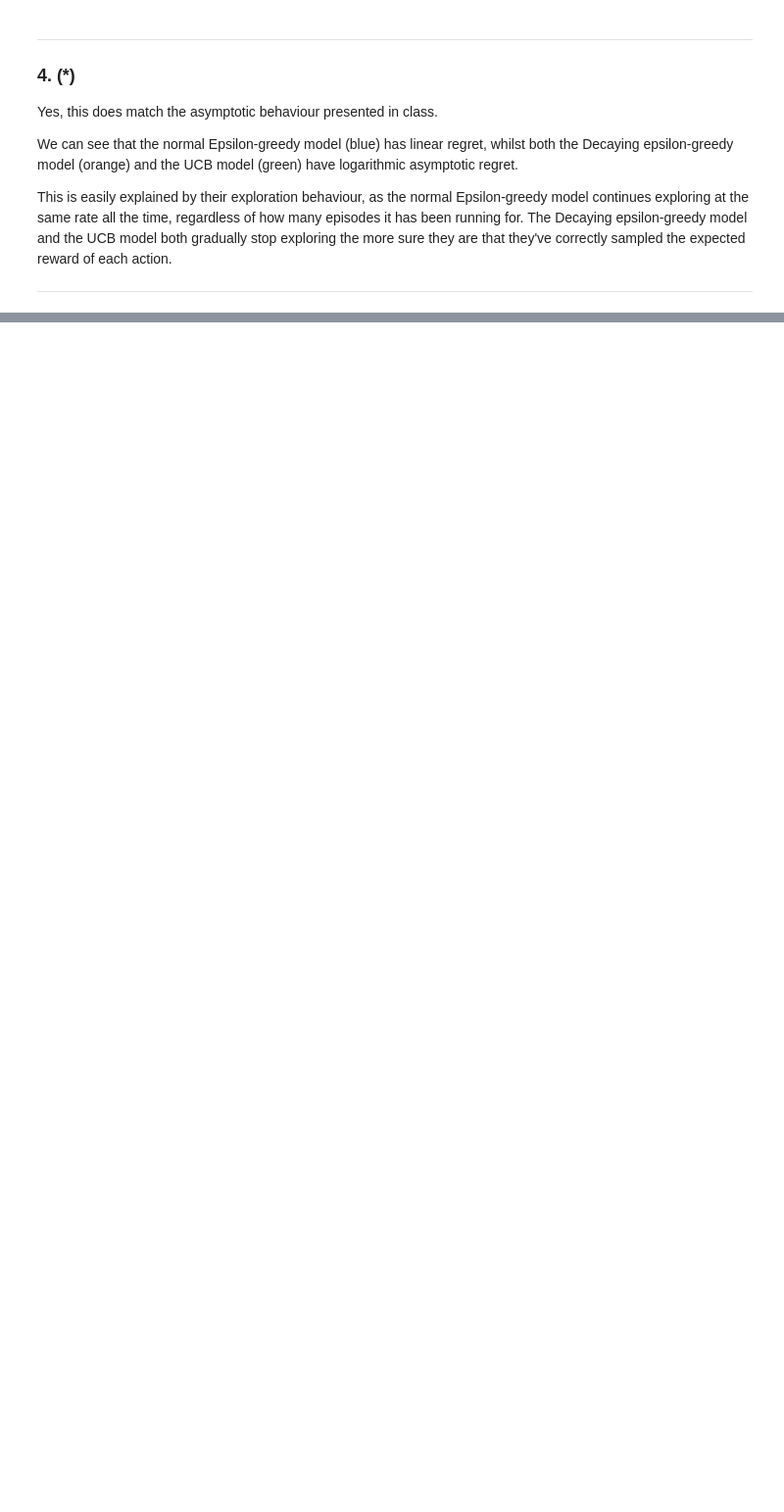
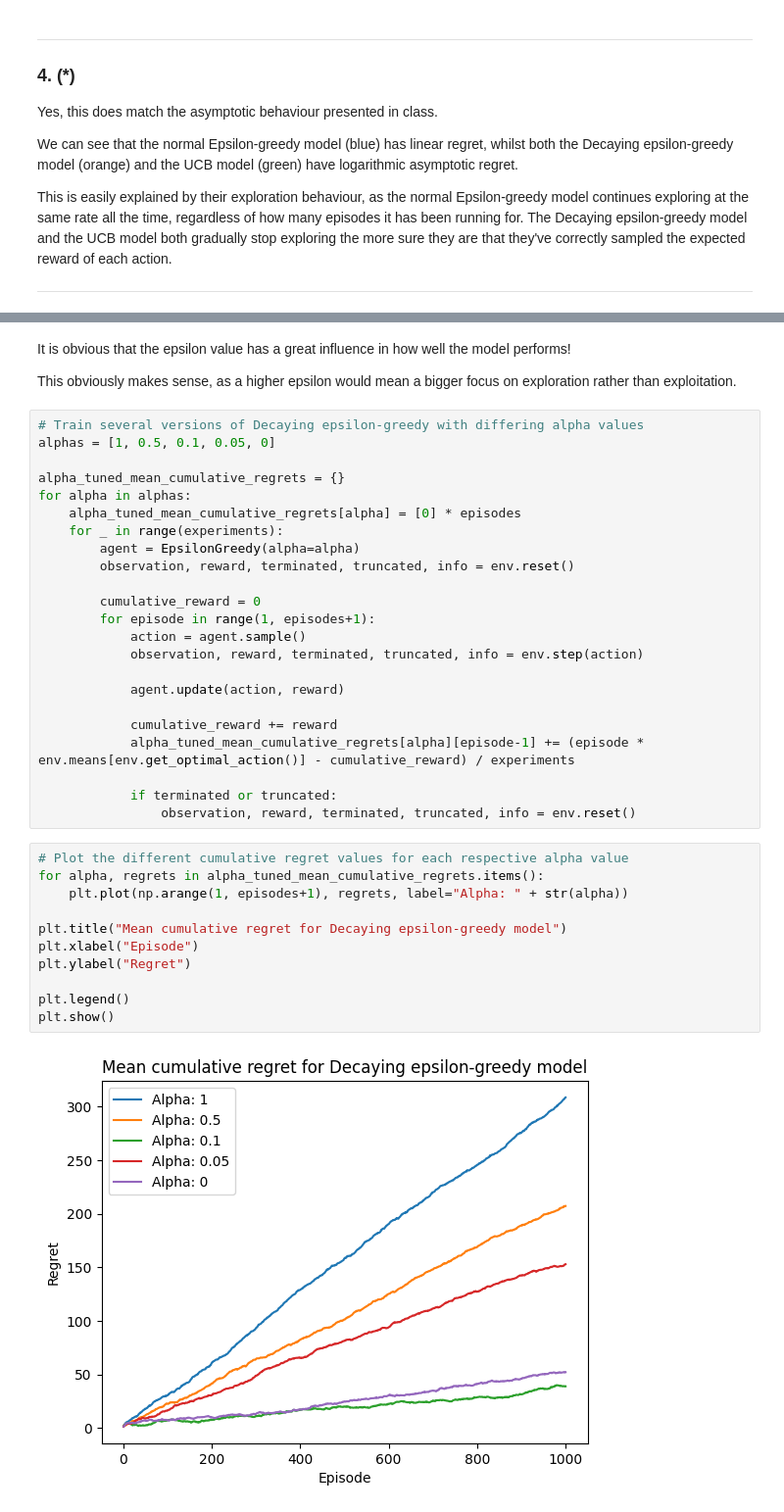
Before and after one commit to RunarFosse/INF368A-Problems, a Jupyter notebook: Problem 1/Report.ipynb, the cells around one changed output, grey strips where cells are left out. Shown: that part at 98% size. Saved outputs shown, nothing was run; the diff lists cells and outputs as text; blank space fills up the shorter version.

```diff
--- a/Problem 1/Report.ipynb
+++ b/Problem 1/Report.ipynb
@@ -140,0 +179,40 @@ This is easily explained by their exploration behaviour, as the normal Epsilon-g
+# %% [markdown]
+It is obvious that the epsilon value has a great influence in how well the model performs!
+
+This obviously makes sense, as a higher epsilon would mean a bigger focus on exploration rather than exploitation.
+# %%
+# Train several versions of Decaying epsilon-greedy with differing alpha values
+alphas = [1, 0.5, 0.1, 0.05, 0]
+
+alpha_tuned_mean_cumulative_regrets = {}
+for alpha in alphas:
+    alpha_tuned_mean_cumulative_regrets[alpha] = [0] * episodes
+    for _ in range(experiments):
+        agent = EpsilonGreedy(alpha=alpha)
+        observation, reward, terminated, truncated, info = env.reset()
+
+        cumulative_reward = 0
+        for episode in range(1, episodes+1):
+            action = agent.sample()
+            observation, reward, terminated, truncated, info = env.step(action)
+
+            agent.update(action, reward)
+
+            cumulative_reward += reward
+            alpha_tuned_mean_cumulative_regrets[alpha][episode-1] += (episode * env.means[env.get_optimal_action()] - cumulative_reward) / experiments
+
+            if terminated or truncated:
+                observation, reward, terminated, truncated, info = env.reset()
+# %%
+# Plot the different cumulative regret values for each respective alpha value
+for alpha, regrets in alpha_tuned_mean_cumulative_regrets.items():
+    plt.plot(np.arange(1, episodes+1), regrets, label="Alpha: " + str(alpha))
+
+plt.title("Mean cumulative regret for Decaying epsilon-greedy model")
+plt.xlabel("Episode")
+plt.ylabel("Regret")
+
+plt.legend()
+plt.show()
+# %% [output]
+[figure, added]
```
Also changed, not shown: parts of 12 cells of this notebook.
